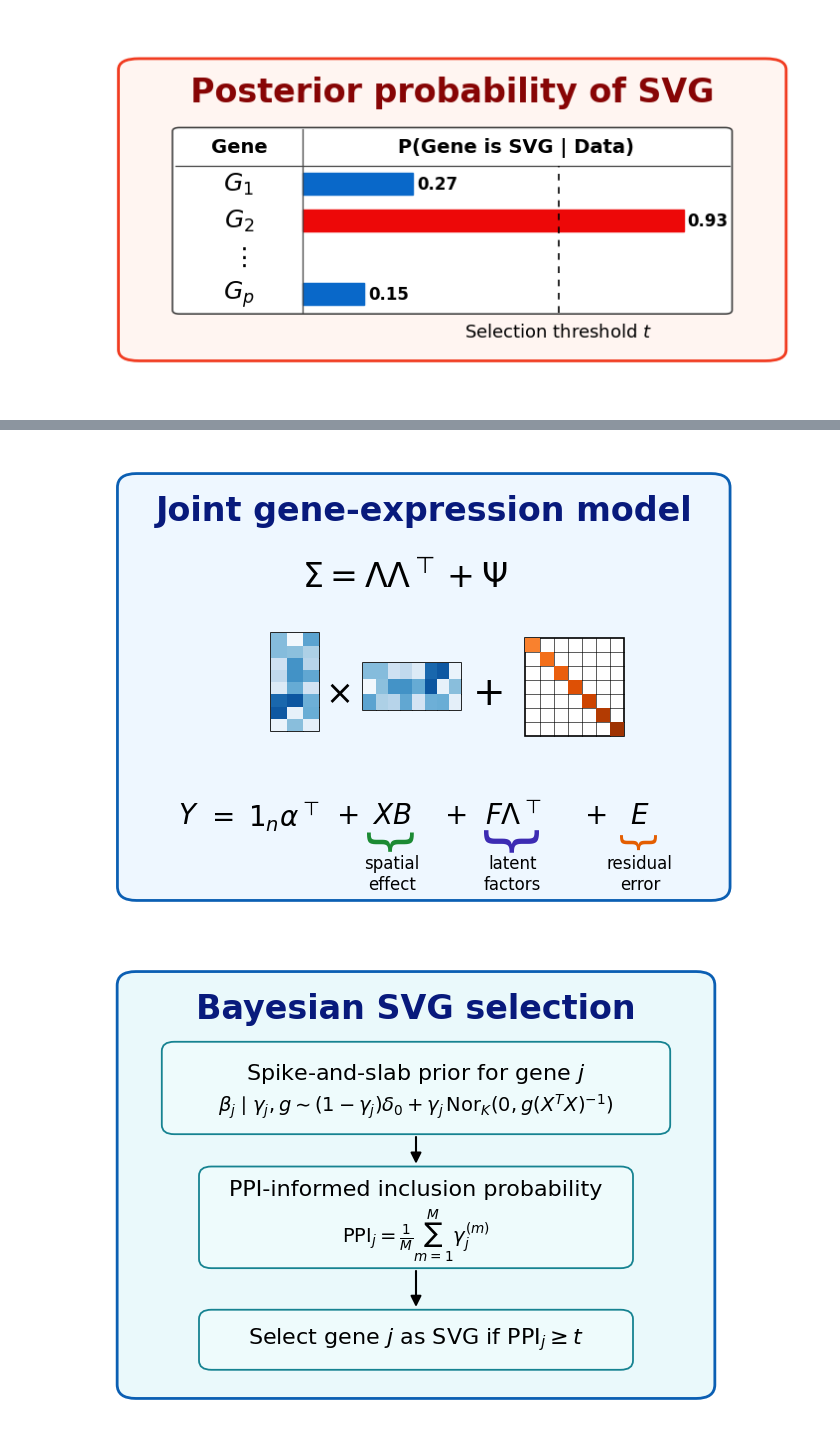
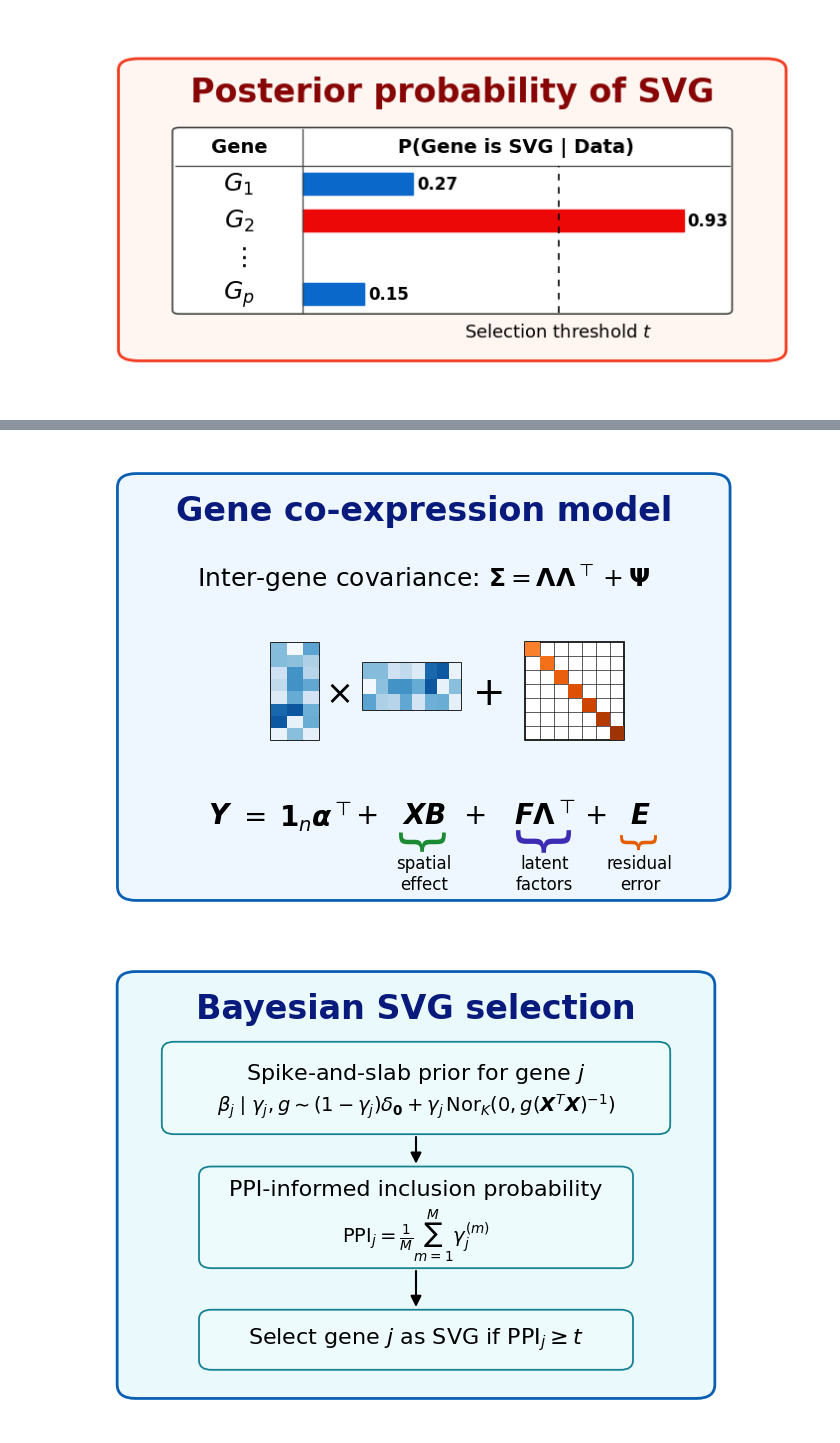
Before and after one commit to pritamdey/pyJASPER, a Jupyter notebook: assets/JASPERschematic.ipynb, the cells around one changed output, grey strips where cells are left out. Cells and saved outputs as stored; diff of their text form; code cells hidden in the pictures.

```diff
--- a/assets/JASPERschematic.ipynb
+++ b/assets/JASPERschematic.ipynb
@@ -495,7 +517,7 @@ ax.add_patch(card)
 
 ax.text(
     0.5, 0.88,
-    "Joint gene-expression model",
+    "Gene co-expression model",
     ha="center",
     va="center",
     fontsize=24,
@@ -526,16 +548,16 @@ Lambda_vals = np.random.rand(p_small, r_small)
 
 # Decomposition label
 ax.text(
-    0.47, 0.79 + DECOMP_SHIFT,
-    r"$\Sigma = \Lambda\Lambda^{\top}+\Psi$",
+    0.50, 0.79 + DECOMP_SHIFT,
+    r"Inter-gene covariance: $\boldsymbol{\Sigma} = \boldsymbol{\Lambda}\boldsymbol{\Lambda}^{\top}+\boldsymbol{\Psi}$",
     ha="center",
     va="center",
-    fontsize=24,
-    fontweight="bold"
+    fontsize=18,
+    #fontweight="bold"
 )
 
 # Lambda matrix: tall-thin
-lam_x, lam_y, lam_w, lam_h = 0.26, 0.46 + DECOMP_SHIFT, LAM_W, LAM_H
+lam_x, lam_y, lam_w, lam_h = 0.26, 0.44 + DECOMP_SHIFT, LAM_W, LAM_H
 draw_matrix_icon(
     ax, lam_x, lam_y, lam_w, lam_h,
     nrows=p_small,
@@ -581,7 +603,7 @@ ax.text(
 )
 
 # Psi matrix
-psi_x, psi_y, psi_w, psi_h = 0.66, 0.45 + DECOMP_SHIFT, PSI_W, PSI_H
+psi_x, psi_y, psi_w, psi_h = 0.66, 0.44 + DECOMP_SHIFT, PSI_W, PSI_H
 draw_diagonal_matrix(
     ax, psi_x, psi_y, psi_w, psi_h,
     n=7
@@ -593,17 +615,16 @@ draw_diagonal_matrix(
 # ------------------------------------------------------------
 
 eq_y = 0.22
-delt = 0.05
 pieces = [
-    (0.13, r"$Y$", 20),
-    (0.18, r"$=$", 20),
-    (0.28, r"$1_n\alpha^{\top}$", 20),
-    (0.43 - delt, r"$+$", 20),
-    (0.50 - delt, r"$XB$", 20),
-    (0.60 - delt, r"$+$", 20),
-    (0.69 - delt, r"$F\Lambda^{\top}$", 20),
-    (0.82 - delt, r"$+$", 20),
-    (0.89 - delt, r"$E$", 20),
+    (0.18, r"$\boldsymbol{Y}$", 20),
+    (0.23, r"$=$", 20),
+    (0.33, r"$\boldsymbol{1}_n\boldsymbol{\alpha}^{\top}$", 20),
+    (0.41, r"$+$", 20),
+    (0.50, r"$\boldsymbol{X}\boldsymbol{B}$", 20),
+    (0.58, r"$+$", 20),
+    (0.69, r"$\boldsymbol{F}\boldsymbol{\Lambda}^{\top}$", 20),
+    (0.77, r"$+$", 20),
+    (0.84, r"$\boldsymbol{E}$", 20),
 ]
 
 for xx, txt, fs in pieces:
@@ -624,7 +645,7 @@ brace_y = 0.16
 label_y = 0.095
 
 ax.text(
-    0.50 - delt, brace_y,
+    0.50, brace_y,
     r"$\{$",
     fontsize=36,
     rotation=90,
@@ -633,7 +654,7 @@ ax.text(
     color="#1a8a32"
 )
 ax.text(
-    0.50 - delt, label_y,
+    0.50, label_y,
     "spatial\neffect",
     ha="center",
     va="center",
@@ -641,44 +662,44 @@ ax.text(
 )
 
 ax.text(
-    0.69 - delt, brace_y,
+    0.69, brace_y,
     r"$\{$",
     fontsize=42,
     rotation=90,
     ha="center",
     va="center",
     color="#3b2ab3"
 )
 ax.text(
-    0.69 - delt, label_y,
+    0.69, label_y,
     "latent\nfactors",
     ha="center",
     va="center",
     fontsize=12
 )
 
 ax.text(
-    0.89 - delt, brace_y,
+    0.84, brace_y,
     r"$\{$",
     fontsize=28,
     rotation=90,
     ha="center",
     va="center",
     color="#e45d00"
 )
 ax.text(
-    0.89 - delt, label_y,
+    0.84, label_y,
     "residual\nerror",
     ha="center",
     va="center",
     fontsize=12
 )
 
 
 plt.savefig("card_joint.png", dpi=400, bbox_inches="tight", pad_inches=0.03)
 plt.show()
 # %% [output]
-[figure, old version]
+[figure, new version]
 # %%
 # ============================================================
 # CARD 7: Bayesian SVG selection
```
Also changed, not shown: parts of 5 cells of this notebook, 5 other files.
